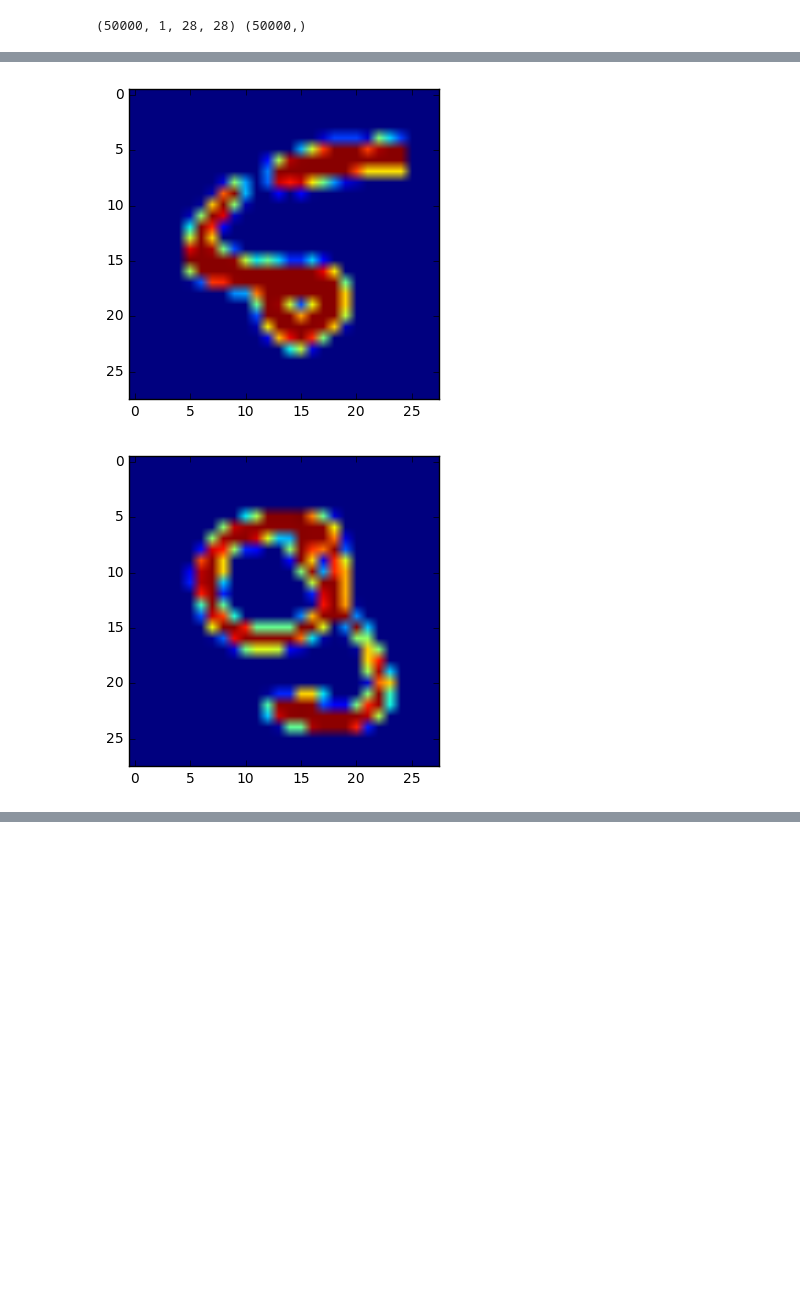
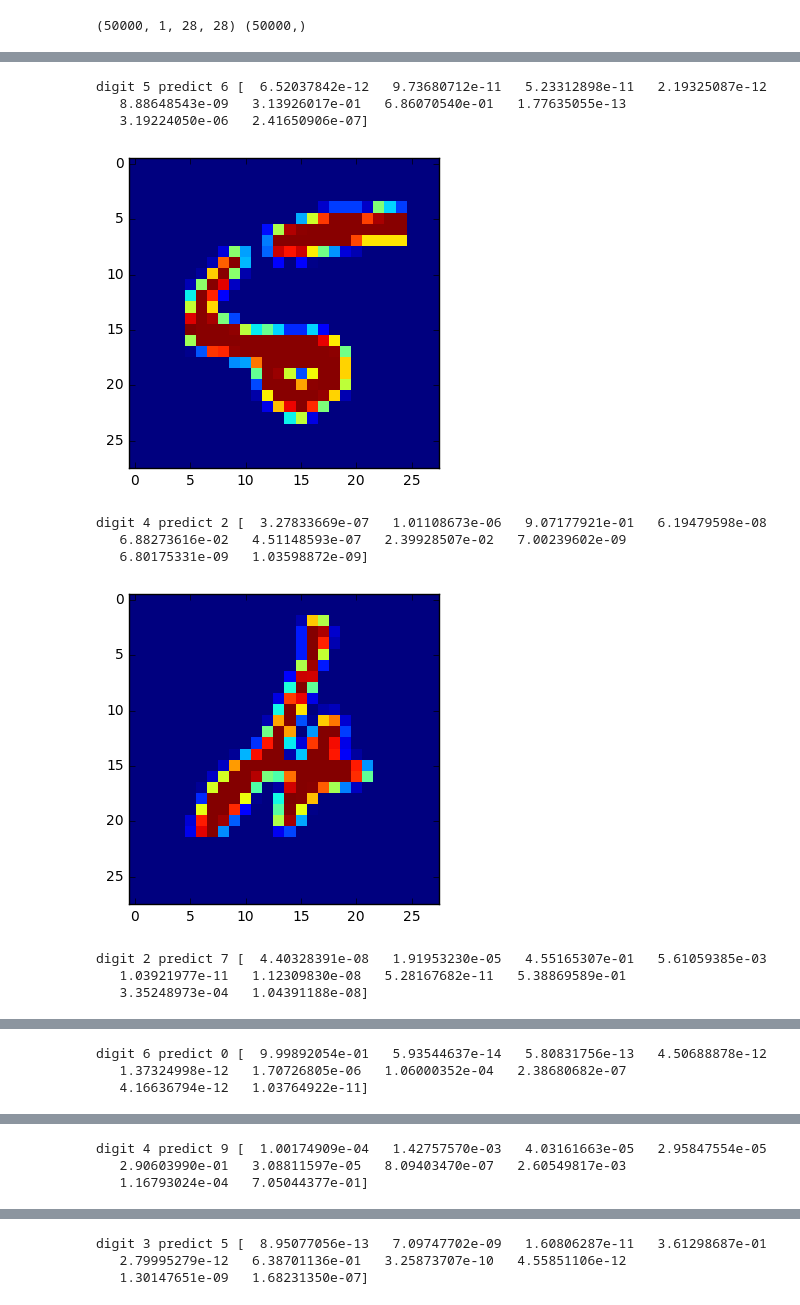
Before and after one commit to Dkotlukov/MIPT_Data_Mining_In_Action_2016, a Jupyter notebook: trends/hw3/my_first_nn_lsagne.ipynb, the cells around one changed output, grey strips where cells are left out. Cells and saved outputs as stored; diff of their text form; code cells hidden in the pictures; blank space fills up the shorter version.

```diff
--- a/trends/hw3/my_first_nn_lsagne.ipynb
+++ b/trends/hw3/my_first_nn_lsagne.ipynb
@@ -257,28 +260,34 @@ print all_weights
 # %%
 #функция ошибки - средняя кроссэнтропия
-penalty = lasagne.updates.total_norm_constraint(all_weights, 500)
-loss = lasagne.objectives.categorical_crossentropy(y_predicted,target_y).mean() #+ np.mean(penalty)
+max_norm = 1000
+#penalty = lasagne.regularization.regularize_network_params(dense_output, lasagne.regularization.l2)*0.000001
+#penalty = T.largest(lasagne.regularization.regularize_network_params(dense_output, lasagne.regularization.l2),max_norm) - max_norm
+loss = lasagne.objectives.categorical_crossentropy(y_predicted,target_y).mean() #+ penalty
 
 #<возможно добавить регуляризатор>
 
-accuracy = lasagne.objectives.categorical_accuracy(y_predicted,target_y).mean()
+accuracy = lasagne.objectives.categorical_accuracy(y_predicted_test,target_y).mean()
 
 #сразу посчитать словарь обновлённых значений с шагом по градиенту, как раньше
 updates_sgd = lasagne.updates.adadelta(loss, all_weights,learning_rate=1)
 # %%
 #функция, которая обучает сеть на 1 шаг и возвращащет значение функции потерь и точности
-train_fun = theano.function([input_X,target_y],[loss,accuracy],updates= updates_sgd)
+train_fun = theano.function([input_X,target_y], [loss,accuracy], updates = updates_sgd)
+norm_constrain_fun = theano.function([], [], updates = zip(all_weights,lasagne.updates.total_norm_constraint(all_weights, 10000)))
 
 #функция, которая считает точность
 accuracy_fun = theano.function([input_X,target_y],accuracy)
+predict = theano.function([input_X], y_predicted_test)
+# %%
+epoch_number = 0
 # %%
 #итерации обучения
+num_epochs = 5 #количество проходов по данным
 
-num_epochs = 10 #количество проходов по данным
-
-batch_size = 150 #размер мини-батча
+batch_size = 200 #размер мини-батча
 
 for epoch in range(num_epochs):
+    epoch_number +=1
     # In each epoch, we do a full pass over the training data:
     train_err = 0
     train_acc = 0
@@ -287,6 +296,7 @@ for epoch in range(num_epochs):
     for batch in iterate_minibatches(X_train, y_train,batch_size, shuffle = True):
         inputs, targets = batch
         train_err_batch, train_acc_batch= train_fun(inputs, targets)
+        #norm_constrain_fun()
         train_err += train_err_batch
         train_acc += train_acc_batch
         train_batches += 1
@@ -302,7 +312,7 @@ for epoch in range(num_epochs):
 
     # Then we print the results for this epoch:
     print("Epoch {} of {} took {:.3f}s".format(
-        epoch + 1, num_epochs, time.time() - start_time))
+        epoch_number, num_epochs, time.time() - start_time))
 
     print("  training loss (in-iteration):\t\t{:.6f}".format(train_err / train_batches))
     print("  train accuracy:\t\t{:.2f} %".format(
@@ -349,12 +363,22 @@ Final results:
 # %%
 n = 0
 for batch in iterate_minibatches(X_test, y_test, 1):
     inputs, targets = batch
     if  accuracy_fun(inputs, targets) < 1:
         n += 1
-        plt.show(plt.imshow(inputs.reshape([28,28])))
-    if n > 10:
+        print 'digit', targets[0], 'predict', np.argmax(predict(inputs)), predict(inputs)[0]
+        plt.show(plt.imshow(inputs.reshape([28,28]), interpolation="nearest"))
+    if n > 20:
         break
 # %% [output]
+digit 5 predict 6 [  6.52037842e-12   9.73680712e-11   5.23312898e-11   2.19325087e-12
+   8.88648543e-09   3.13926017e-01   6.86070540e-01   1.77635055e-13
+   3.19224050e-06   2.41650906e-07]
-[figure, old version]
+[figure, new version]
+digit 4 predict 2 [  3.27833669e-07   1.01108673e-06   9.07177921e-01   6.19479598e-08
+   6.88273616e-02   4.51148593e-07   2.39928507e-02   7.00239602e-09
+   6.80175331e-09   1.03598872e-09]
-[figure, old version]
+[figure, new version]
+digit 2 predict 7 [  4.40328391e-08   1.91953230e-05   4.55165307e-01   5.61059385e-03
+   1.03921977e-11   1.12309830e-08   5.28167682e-11   5.38869589e-01
+   3.35248973e-04   1.04391188e-08]
@@ -361,0 +386,3 @@ for batch in iterate_minibatches(X_test, y_test, 1):
+digit 6 predict 0 [  9.99892054e-01   5.93544637e-14   5.80831756e-13   4.50688878e-12
+   1.37324998e-12   1.70726805e-06   1.06000352e-04   2.38680682e-07
+   4.16636794e-12   1.03764922e-11]
@@ -362,0 +390,3 @@ for batch in iterate_minibatches(X_test, y_test, 1):
+digit 4 predict 9 [  1.00174909e-04   1.42757570e-03   4.03161663e-05   2.95847554e-05
+   2.90603990e-01   3.08811597e-05   8.09403470e-07   2.60549817e-03
+   1.16793024e-04   7.05044377e-01]
@@ -363,0 +394,3 @@ for batch in iterate_minibatches(X_test, y_test, 1):
+digit 3 predict 5 [  8.95077056e-13   7.09747702e-09   1.60806287e-11   3.61298687e-01
+   2.79995279e-12   6.38701136e-01   3.25873707e-10   4.55851106e-12
+   1.30147651e-09   1.68231350e-07]
```
Also changed, not shown: parts of 15 cells of this notebook.
